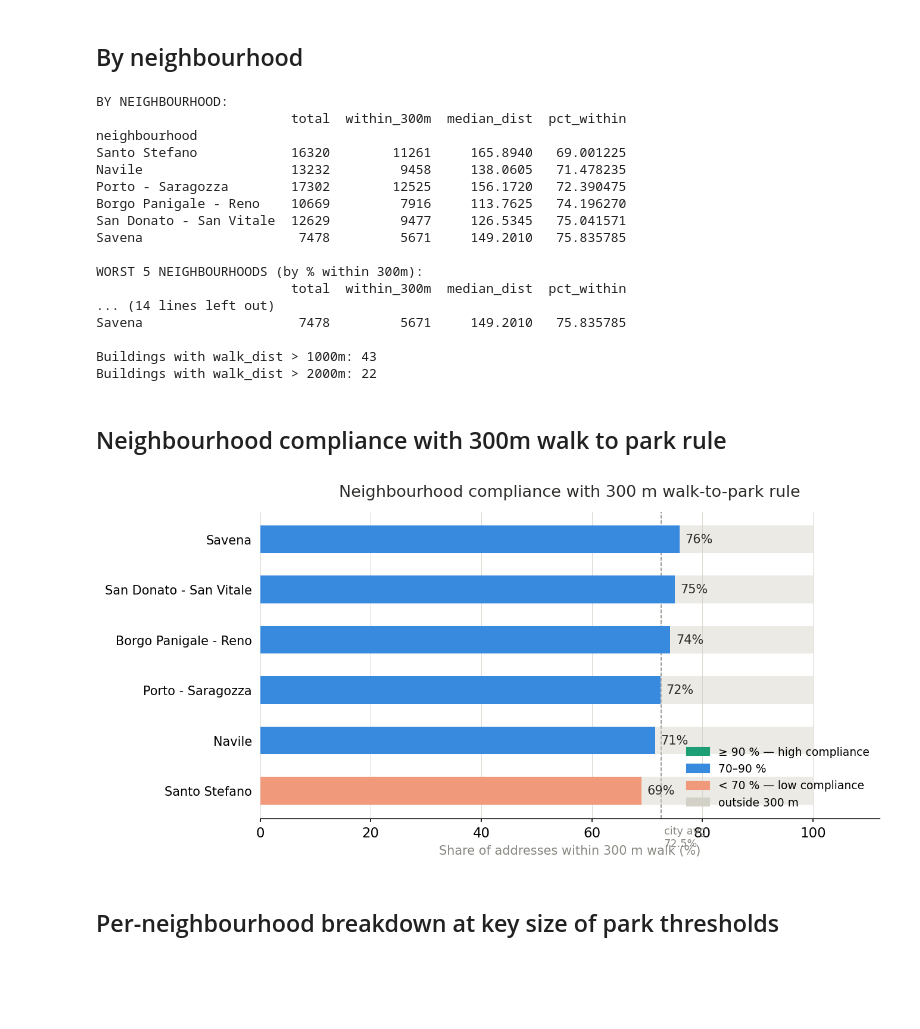
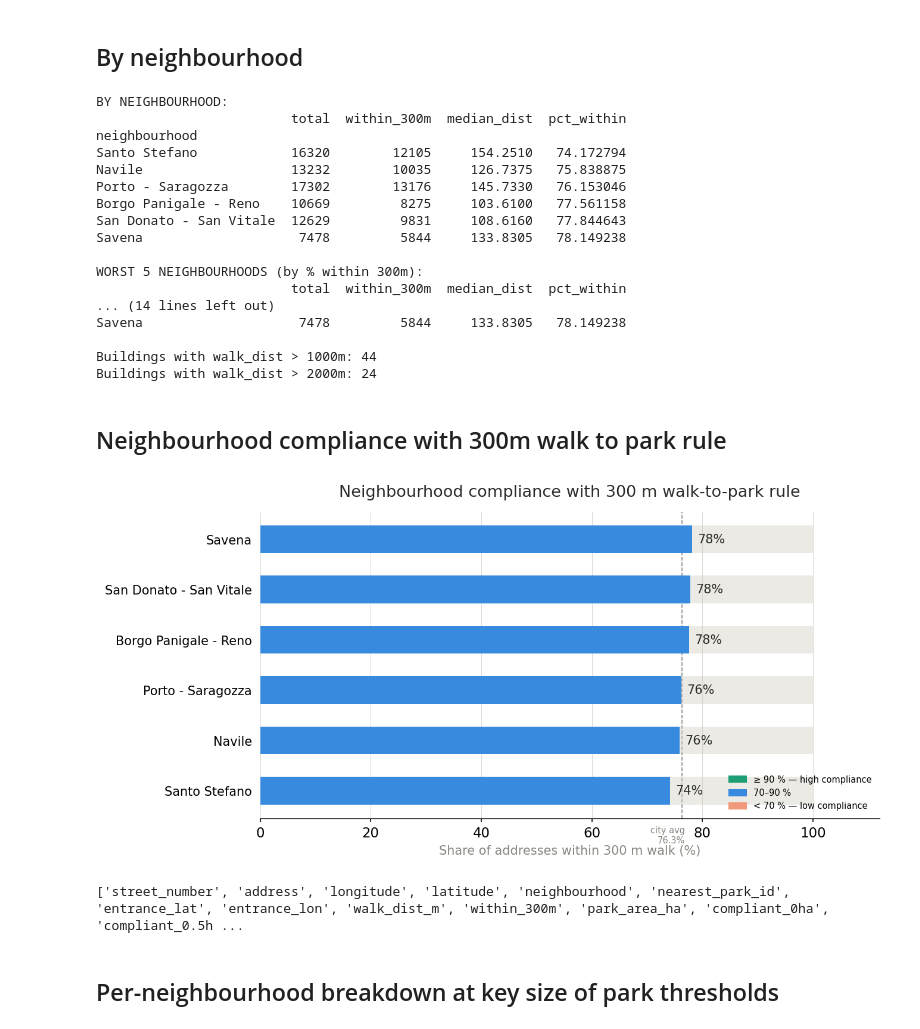
Before and after one commit to dclfbk/3-30-300-index, a Jupyter notebook: code/300_walkability_visualization_stats.ipynb, the cells around one changed output. Cells and saved outputs as stored; diff of their text form; code cells hidden in the pictures; blank space fills up the shorter version.

Commit message:
updated 300m code - solving park entrance issue with small polygons without real entrance + within greenery paths. + update statistics.

```diff
--- a/code/300_walkability_visualization_stats.ipynb
+++ b/code/300_walkability_visualization_stats.ipynb
@@ -45,3 +45,31 @@ parks_full = pd.concat([
     gpd.read_file('data/300m/bologna_greenery.gpkg', layer=l)
     for l in ['pe_unis_all', 'osm_public']
 ], ignore_index=True)
+# %%
+# ── Compute park_area_ha and derived compliance columns ──────────────────────
+# park_area_ha is no longer stored in the greenery source; compute it here
+# from the parks GeoDataFrame geometry (already in CRS_METRIC = metres).
+
+park_area = (
+    parks[["park_id", "geometry"]]
+    .copy()
+    .to_crs(CRS_METRIC)
+    .assign(park_area_ha=lambda df: df.geometry.area / 10_000)
+    [["park_id", "park_area_ha"]]
+)
+
+# Join onto results via nearest_park_id
+results = results.merge(
+    park_area.rename(columns={"park_id": "nearest_park_id"}),
+    on="nearest_park_id",
+    how="left",
+)
+
+# Derive compliance columns used downstream
+results["compliant_0ha"]   = results["within_300m"]
+results["compliant_0.5ha"] = results["within_300m"] & (results["park_area_ha"] >= 0.5)
+results["compliant_1.0ha"] = results["within_300m"] & (results["park_area_ha"] >= 1.0)
+
+print(f"park_area_ha added — range: "
+      f"{results['park_area_ha'].min():.2f} – {results['park_area_ha'].max():.2f} ha")
+print(results[["park_area_ha", "compliant_0ha", "compliant_0.5ha", "compliant_1.0ha"]].describe().round(3))
@@ -120,20 +152,20 @@ print(f'Buildings with walk_dist > 2000m: {(results["walk_dist_m"] > 2000).sum()
 BY NEIGHBOURHOOD:
                          total  within_300m  median_dist  pct_within
 neighbourhood
-Santo Stefano            16320        11261     165.8940   69.001225
-Navile                   13232         9458     138.0605   71.478235
-Porto - Saragozza        17302        12525     156.1720   72.390475
-Borgo Panigale - Reno    10669         7916     113.7625   74.196270
-San Donato - San Vitale  12629         9477     126.5345   75.041571
-Savena                    7478         5671     149.2010   75.835785
+Santo Stefano            16320        12105     154.2510   74.172794
+Navile                   13232        10035     126.7375   75.838875
+Porto - Saragozza        17302        13176     145.7330   76.153046
+Borgo Panigale - Reno    10669         8275     103.6100   77.561158
+San Donato - San Vitale  12629         9831     108.6160   77.844643
+Savena                    7478         5844     133.8305   78.149238
 
 WORST 5 NEIGHBOURHOODS (by % within 300m):
                          total  within_300m  median_dist  pct_within
 ... (14 lines left out)
-Savena                    7478         5671     149.2010   75.835785
+Savena                    7478         5844     133.8305   78.149238
 
-Buildings with walk_dist > 1000m: 43
-Buildings with walk_dist > 2000m: 22
+Buildings with walk_dist > 1000m: 44
+Buildings with walk_dist > 2000m: 24
 # %%
 # Euclidean distance
 # Available for every row that has a matched entrance (within_300m == True).
@@ -203,37 +235,40 @@ ax.set_xlim(0, 112)   # single xlim — 112 gives room for the % labels
 ax.set_title(
     "Neighbourhood compliance with 300 m walk-to-park rule",
     fontsize=13, fontweight="500", pad=12, color=TEXT,
 )
 
 # city average line + label at the bottom of the line
 ax.axvline(avg, color=SGRAY, linewidth=0.8, linestyle="--", zorder=1)
 ax.text(avg + 0.5, -0.7,
         f"city avg\n{avg:.1f}%",
-        fontsize=8.5, color=SGRAY, va="top", ha="left")
+        fontsize=7, color=SGRAY, va="top", ha="right")
 
 ax.grid(axis="x", linewidth=0.4, color=LGRAY, zorder=0)
 ax.spines[["top", "right", "left"]].set_visible(False)
 ax.tick_params(left=False)
 
 legend_els = [
     mpatches.Patch(color=TEAL,  label="≥ 90 % — high compliance"),
     mpatches.Patch(color=BLUE,  label="70–90 %"),
     mpatches.Patch(color=CORAL, label="< 70 % — low compliance"),
-    mpatches.Patch(color=LGRAY, label="outside 300 m"),
 ]
 ax.legend(
     handles=legend_els,
     loc="lower right",    # ← inside the axes, no bbox_to_anchor clipping
-    fontsize=9,
+    fontsize=7,
     frameon=False,
 )
 
 plt.tight_layout()
 plt.savefig("fig/fig01_neighborhood_walkability_compliance.png",
             dpi=150, bbox_inches="tight")
 plt.show()
 # %% [output]
-[figure, old version]
+[figure, new version]
+# %%
+print(results.columns.tolist())
+# %% [output]
+['street_number', 'address', 'longitude', 'latitude', 'neighbourhood', 'nearest_park_id', 'entrance_lat', 'entrance_lon', 'walk_dist_m', 'within_300m', 'park_area_ha', 'compliant_0ha', 'compliant_0.5h ...
 # %% [markdown]
 ## Per-neighbourhood breakdown at key size of park thresholds
 # %%
```
Also changed, not shown: parts of 13 cells of this notebook, 17 other files.
